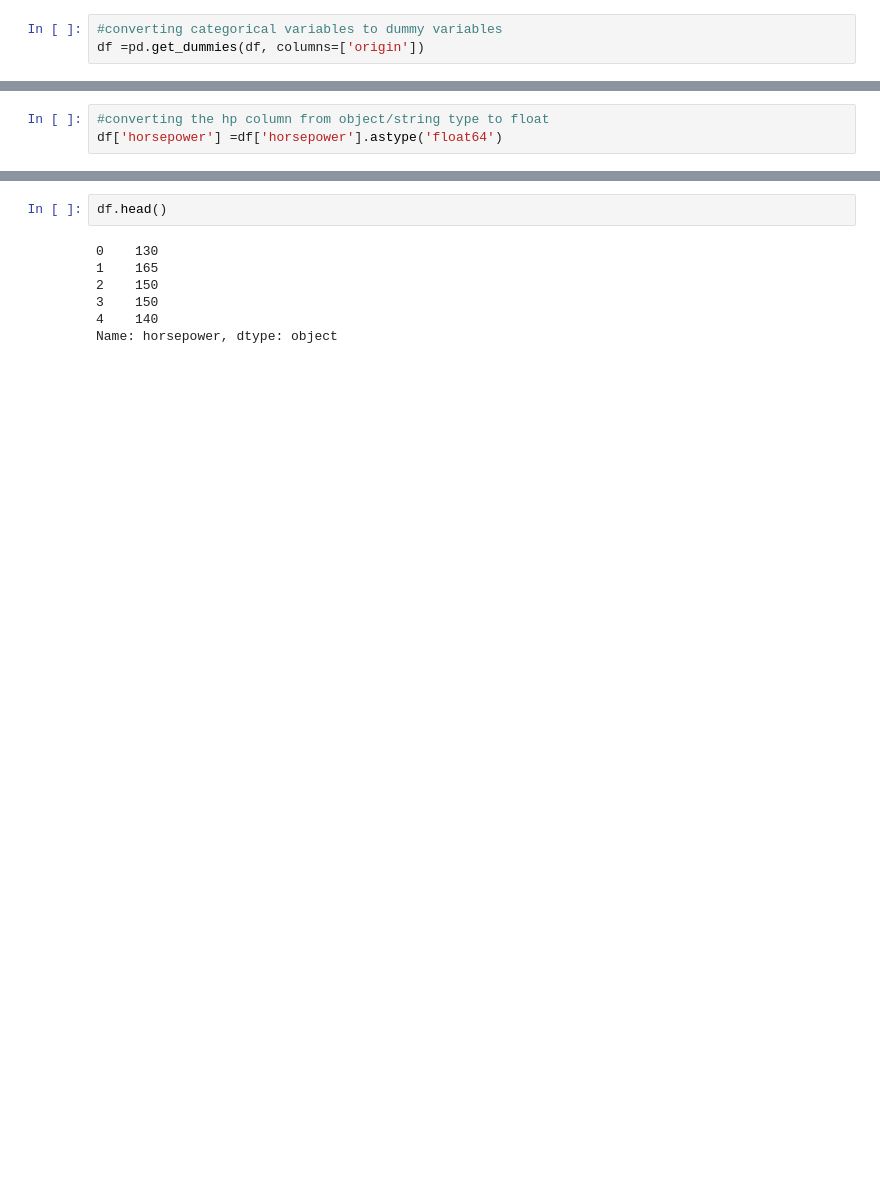
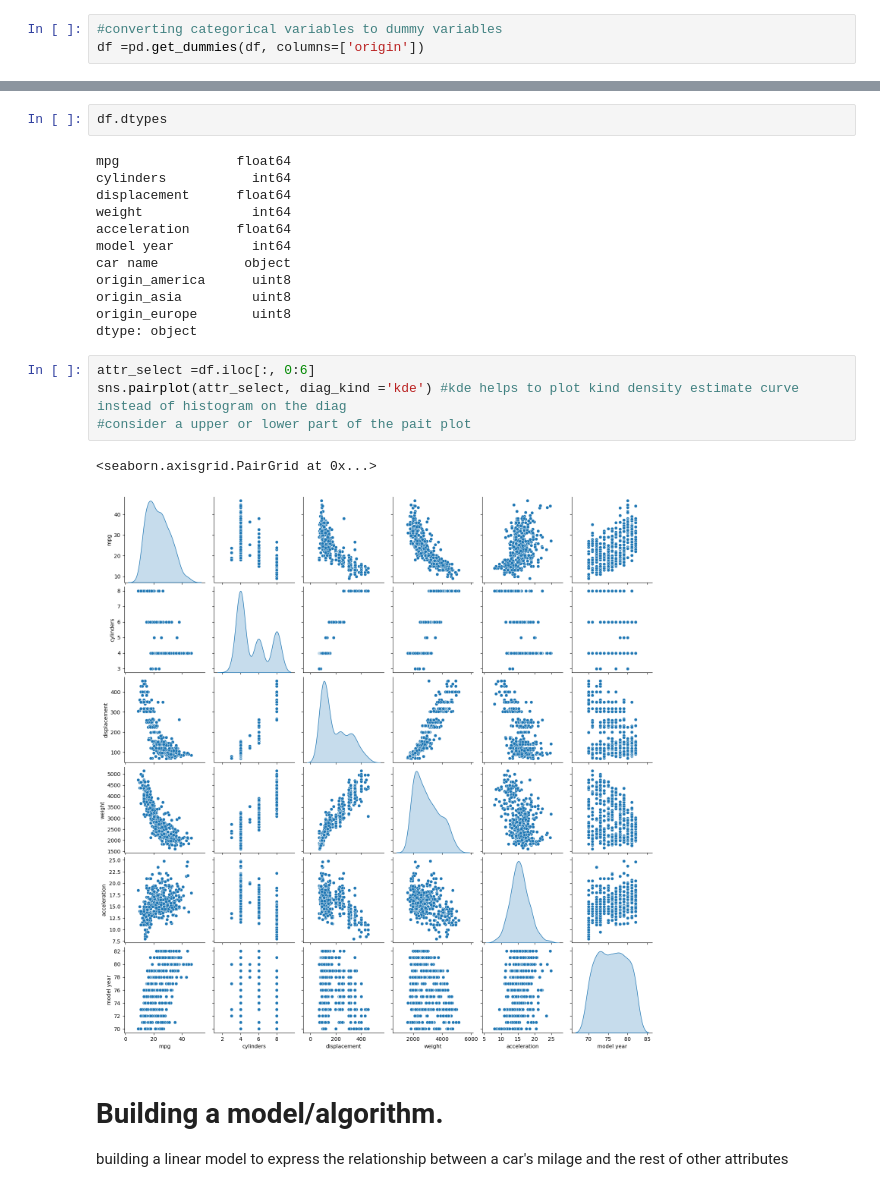
Before and after one commit to ahikiriza/data-science-projects, a Jupyter notebook: linear regression.ipynb, the cells around one changed output, grey strips where cells are left out. Saved outputs shown, nothing was run; the diff lists cells and outputs as text; blank space fills up the shorter version.

```diff
--- a/linear regression.ipynb
+++ b/linear regression.ipynb
@@ -299,3 +234,0 @@ Name: horsepower, dtype: object
-# %%
-#converting the hp column from object/string type to float
-df['horsepower'] =df['horsepower'].astype('float64')
@@ -319,9 +260,24 @@ Name: horsepower, Length: 398, dtype: object
 # %%
-df.head()
+df.dtypes
 # %% [output]
-0    130
-1    165
-2    150
-3    150
-4    140
-Name: horsepower, dtype: object
+mpg               float64
+cylinders           int64
+displacement      float64
+weight              int64
+acceleration      float64
+model year          int64
+car name           object
+origin_america      uint8
+origin_asia         uint8
+origin_europe       uint8
+dtype: object
+# %%
+attr_select =df.iloc[:, 0:6]
+sns.pairplot(attr_select, diag_kind ='kde') #kde helps to plot kind density estimate curve instead of histogram on the diag
+#consider a upper or lower part of the pait plot
+# %% [output]
+<seaborn.axisgrid.PairGrid at 0x...>
+[figure, added]
+# %% [markdown]
+# Building a model/algorithm.
+building a linear model to express the relationship between a car's milage  and the rest of other attributes
```
Also changed, not shown: parts of 31 cells of this notebook, 17 other files.
